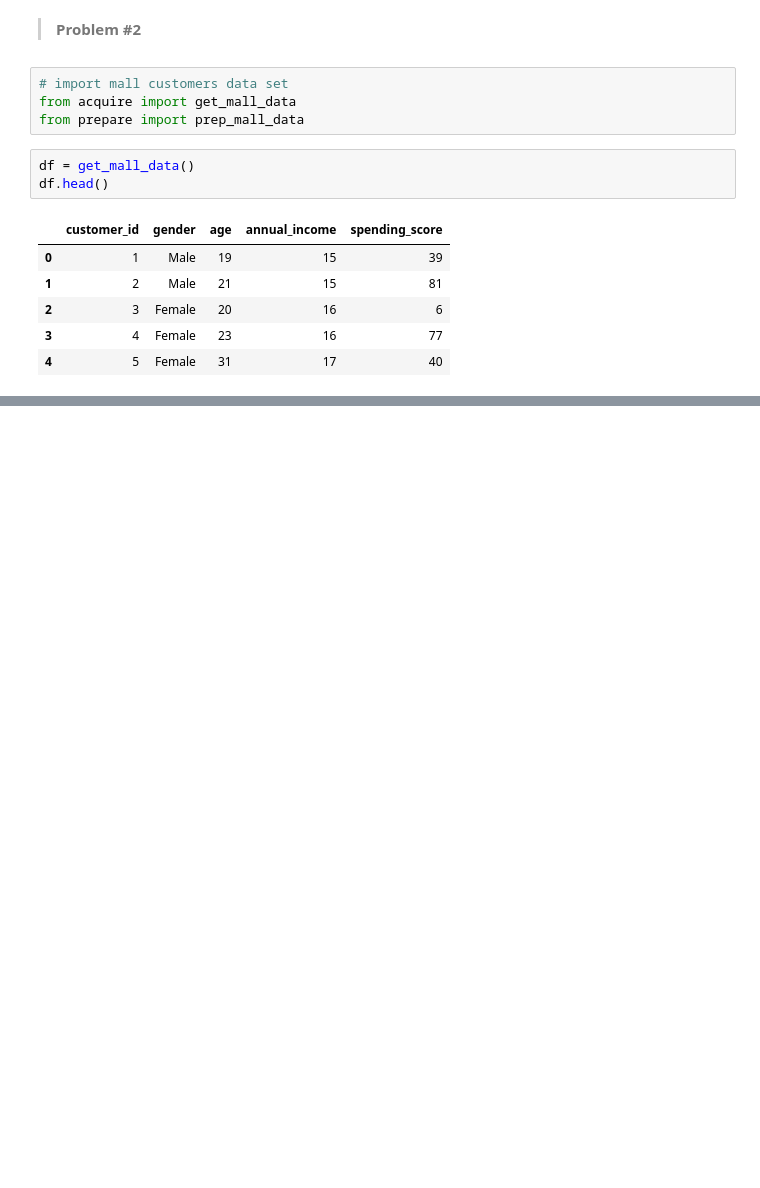
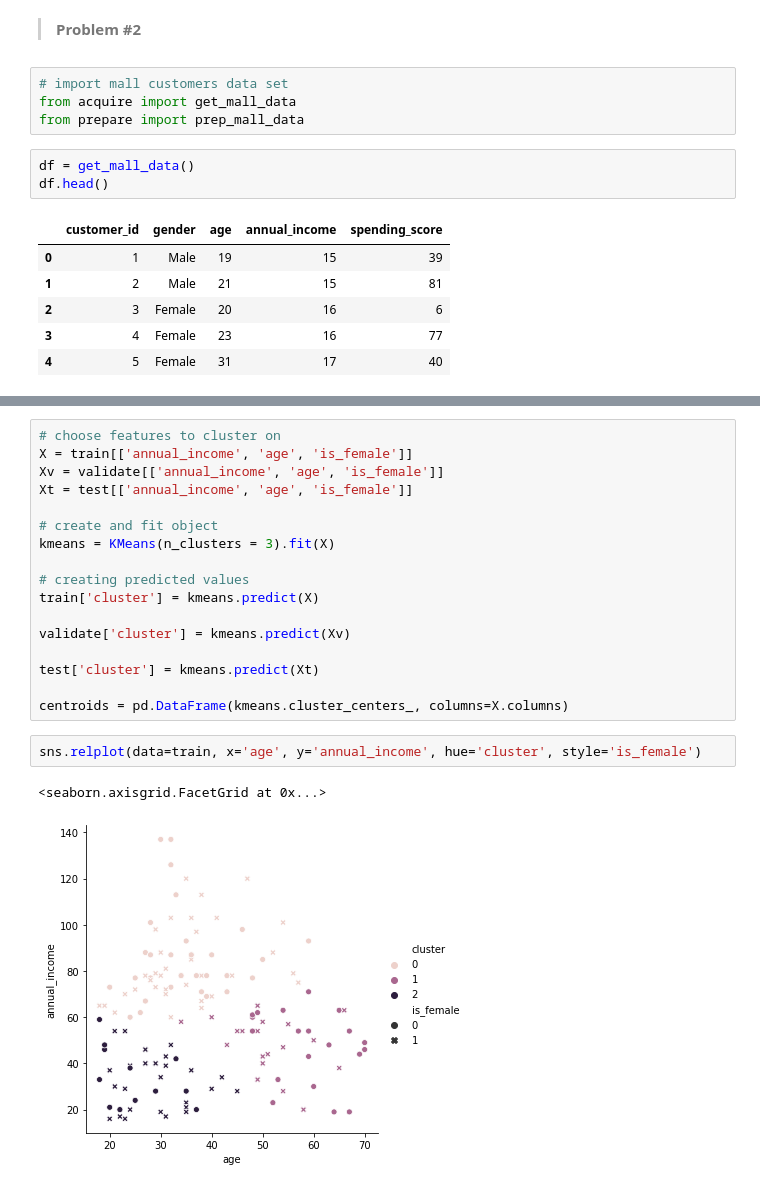
Before and after one commit to KwameTaylor/clustering-exercises, a Jupyter notebook: modeling.ipynb, the cells around one changed output, grey strips where cells are left out. Cells and saved outputs as stored; diff of their text form; blank space fills up the shorter version.

```diff
--- a/modeling.ipynb
+++ b/modeling.ipynb
@@ -248,0 +258,22 @@ train: (144, 6) validate: (26, 6) test: (30, 6)
+# %%
+# choose features to cluster on
+X = train[['annual_income', 'age', 'is_female']]
+Xv = validate[['annual_income', 'age', 'is_female']]
+Xt = test[['annual_income', 'age', 'is_female']]
+
+# create and fit object
+kmeans = KMeans(n_clusters = 3).fit(X)
+
+# creating predicted values
+train['cluster'] = kmeans.predict(X)
+
+validate['cluster'] = kmeans.predict(Xv)
+
+test['cluster'] = kmeans.predict(Xt)
+
+centroids = pd.DataFrame(kmeans.cluster_centers_, columns=X.columns)
+# %%
+sns.relplot(data=train, x='age', y='annual_income', hue='cluster', style='is_female')
+# %% [output]
+<seaborn.axisgrid.FacetGrid at 0x...>
+[figure, added]
```
Also changed, not shown: parts of 14 cells of this notebook, 1 other file.
